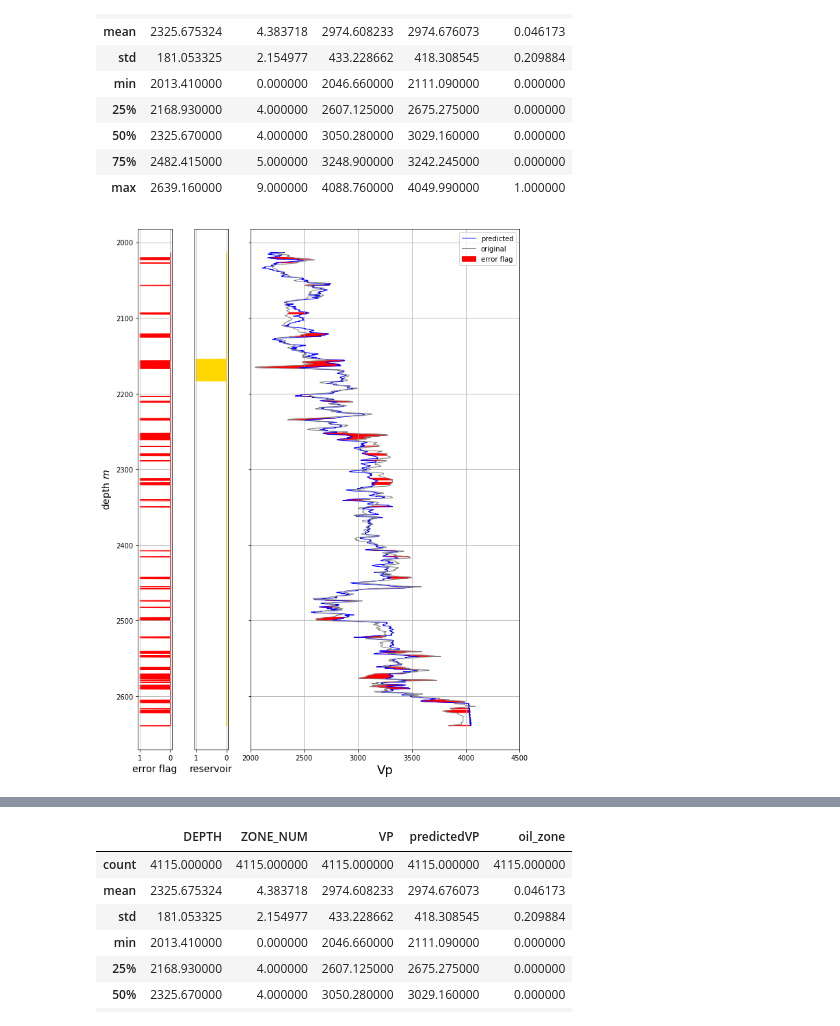
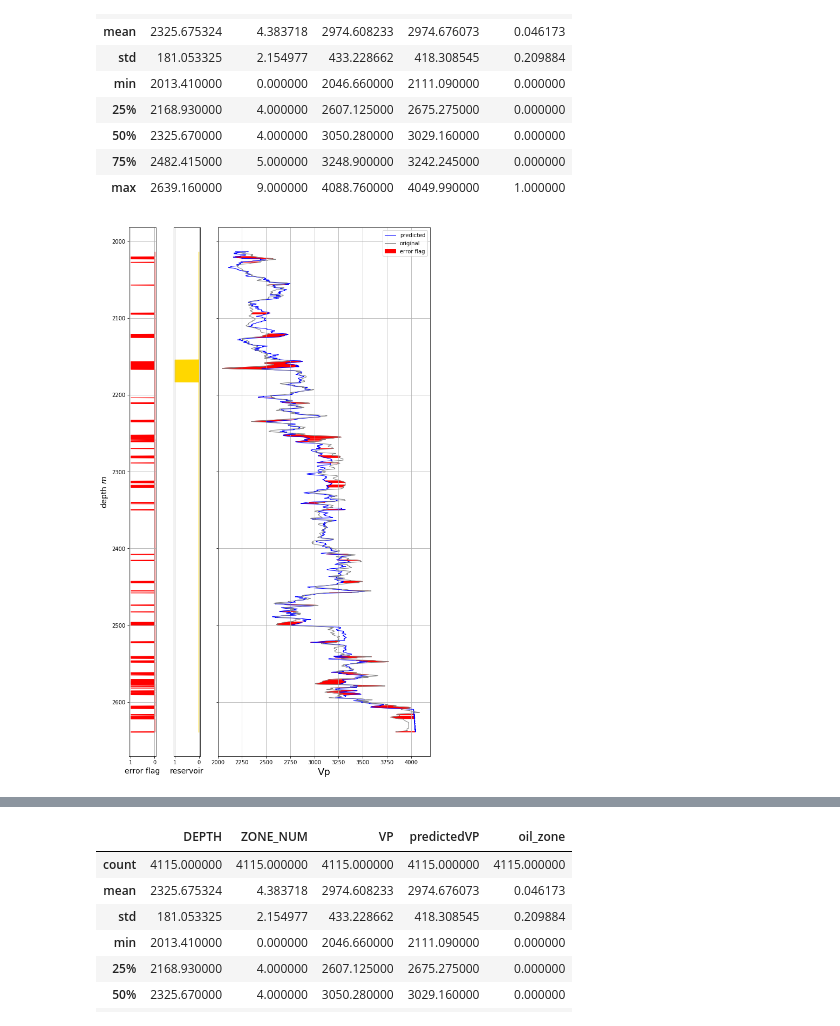
Before and after one commit to agilescientific/in-bruges, a Jupyter notebook: notebooks/Error_flag_demo.ipynb, the cells around one changed output, grey strips where cells are left out. Saved outputs shown, nothing was run; the diff lists cells and outputs as text; code cells hidden in the pictures.

```diff
--- a/notebooks/Error_flag_demo.ipynb
+++ b/notebooks/Error_flag_demo.ipynb
@@ -187,3 +154,3 @@ plt.show()
 # %%
-flag = error_flag(logs2["predictedVP"], logs2["VP"], 1,  1)
+flag = error_flag(logs2["predictedVP"], logs2["VP"], 1)
 # %%
@@ -262,43 +225,40 @@ logs2.describe(include='all')
 | 75% | 2482.415000 | 5.000000 | 3248.900000 | 3242.245000 | 0.000000 |
 | max | 2639.160000 | 9.000000 | 4088.760000 | 4049.990000 | 1.000000 |
 # %%
-fig = plt.figure(figsize=(10,14))
+fig = plt.figure(figsize=(10,18))
 gs = gridspec.GridSpec(1, 3, width_ratios=[0.5,0.5, 4])
-# https://stackoverflow.com/a/10411424
 
 ax = plt.subplot(gs[0])
 ax.set_ylabel(r'depth $m$', size=14)
 ax.fill_betweenx(logs2['DEPTH'], flag, 0, color = 'r')
 ax.invert_yaxis()
 ax.invert_xaxis()
 ax.set_xlabel('error flag', size=14)
 ax.grid()
 
 ax1 = plt.subplot(gs[2])
 ax1.plot(logs2["predictedVP"], logs2["DEPTH"], 'b', label='predicted', linewidth = 1)
 ax1.plot(logs2["VP"], logs2["DEPTH"], 'gray', label='original', linewidth = 1)
 ax1.set_xlim((2000, 4500))
 ax1.fill_betweenx(logs2['DEPTH'], logs2["predictedVP"], logs2["VP"], where=flag==1, color = 'r', label='error flag')
 
 
 ax2 = plt.subplot(gs[1])
 ax2.fill_betweenx(logs2['DEPTH'],  0, logs2['oil_zone'],  color = 'gold')
 ax2.invert_yaxis()
 ax2.invert_xaxis()
 ax2.set_yticks([])
 ax2.set_xlabel('reservoir', size=14)
 ax2.grid()
 
 # Do some plot annotations
 #ax1.set_title('title here')
 ax1.invert_yaxis()
 ax1.set_yticklabels([])
 ax1.set_xlabel('Vp', size=18)
+ax1.set_xlim(2000,4200)
 
 ax1.legend()
-
-ax1.grid()
-#fig.savefig('file.png', dpi=250, bbox_inches='tight', pad_inches=0.2)
-plt.show()
+ax1.grid();
 # %% [output]
-[figure, old version]
+[figure, new version]
```
Also changed, not shown: parts of 39 cells of this notebook, 6 other files.
